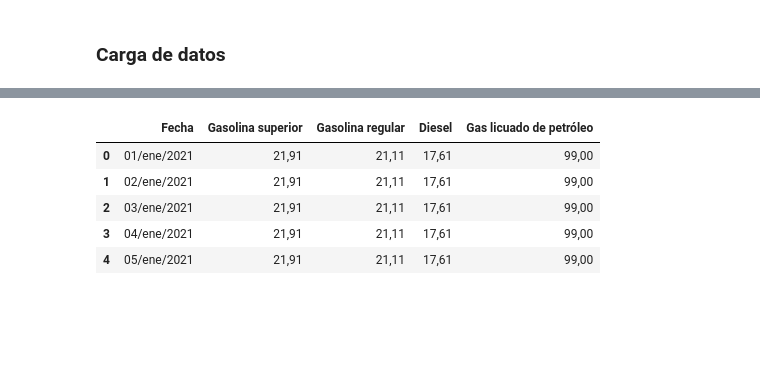
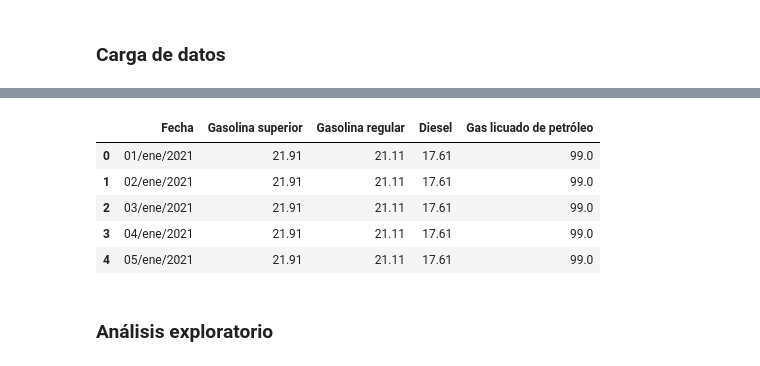
Before and after one commit to Sebas021210/Lab2-DS, a Jupyter notebook: Lab2.ipynb, the cells around one changed output, grey strips where cells are left out. Saved outputs shown, nothing was run; the diff lists cells and outputs as text; code cells hidden in the pictures; blank space fills up the shorter version.

```diff
--- a/Lab2.ipynb
+++ b/Lab2.ipynb
@@ -7,3 +16,10 @@ import pandas as pd
 # %% [markdown]
 ### Carga de datos
+# %%
+def limpiar_datos(df):
+    for col in df.columns[1:]:
+        df[col] = df[col].str.replace(' ', '', regex=True)
+        df[col] = df[col].str.replace(',', '.', regex=True)
+        df[col] = pd.to_numeric(df[col], errors='coerce')
+    return df
 # %%
@@ -33,24 +51,27 @@ importacion_df.head()
 # %%
 precios2024_df = pd.read_csv('precios2024.csv', sep=';', encoding='utf-8')
 precios2024_df = precios2024_df.dropna(axis=1, how='all')
 
 precios2023_df = pd.read_csv('precios2023.csv', sep=';', encoding='utf-8')
 precios2023_df = precios2023_df.dropna(axis=1, how='all')
 
 precios2022_df = pd.read_csv('precios2022.csv', sep=';', encoding='utf-8')
 precios2022_df = precios2022_df.dropna(axis=1, how='all')
 
 precios2021_df = pd.read_csv('precios2021.csv', sep=';', encoding='utf-8')
 precios2021_df = precios2021_df.dropna(axis=1, how='all')
 
 precios_df = pd.concat([precios2021_df, precios2022_df, precios2023_df, precios2024_df])
 precios_df = precios_df[['FECHA', 'Superior', 'Regular', 'Diesel', 'Glp Cilindro 25Lbs.']]
 precios_df.columns = ['Fecha', 'Gasolina superior', 'Gasolina regular', 'Diesel', 'Gas licuado de petróleo']
+precios_df = limpiar_datos(precios_df)
 precios_df.head()
 # %% [output]
 |  | Fecha | Gasolina superior | Gasolina regular | Diesel | Gas licuado de petróleo |
-| 0 | 01/ene/2021 | 21,91 | 21,11 | 17,61 | 99,00 |
-| 1 | 02/ene/2021 | 21,91 | 21,11 | 17,61 | 99,00 |
-| 2 | 03/ene/2021 | 21,91 | 21,11 | 17,61 | 99,00 |
-| 3 | 04/ene/2021 | 21,91 | 21,11 | 17,61 | 99,00 |
-| 4 | 05/ene/2021 | 21,91 | 21,11 | 17,61 | 99,00 |
+| 0 | 01/ene/2021 | 21.91 | 21.11 | 17.61 | 99.0 |
+| 1 | 02/ene/2021 | 21.91 | 21.11 | 17.61 | 99.0 |
+| 2 | 03/ene/2021 | 21.91 | 21.11 | 17.61 | 99.0 |
+| 3 | 04/ene/2021 | 21.91 | 21.11 | 17.61 | 99.0 |
+| 4 | 05/ene/2021 | 21.91 | 21.11 | 17.61 | 99.0 |
+# %% [markdown]
+### Análisis exploratorio
```
Also changed, not shown: parts of 20 cells of this notebook, 1 other file.
